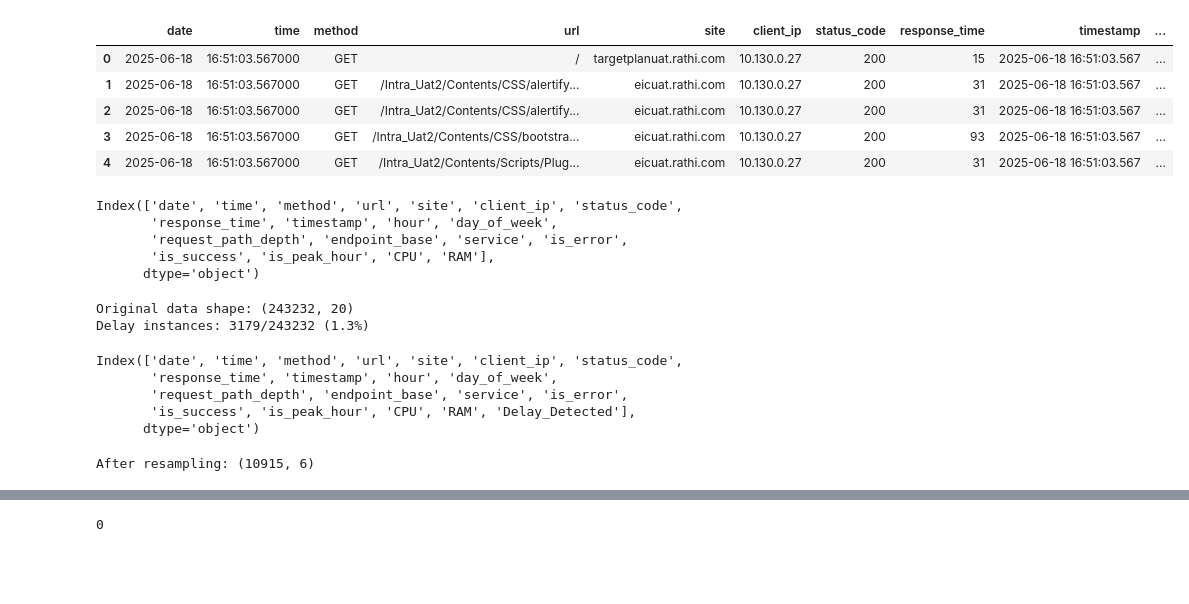
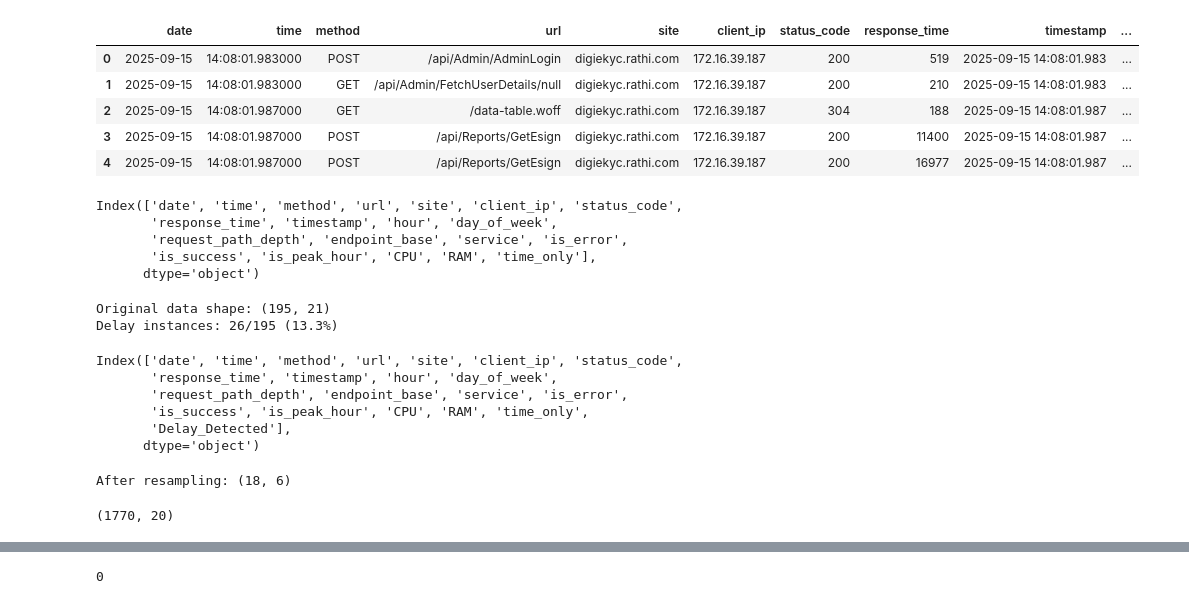
Before and after one commit to kraj2003/hdhsfkj, a Jupyter notebook: train.ipynb, the cells around one changed output, grey strips where cells are left out. Cells and saved outputs as stored; diff of their text form; code cells hidden in the pictures; blank space fills up the shorter version.

```diff
--- a/train.ipynb
+++ b/train.ipynb
@@ -156,13 +166,13 @@ df_final.to_csv("./data/final_dataset.csv", index=False)
 # %%
-df=pd.read_csv("./data/final_dataset.csv")
+df=pd.read_csv("./data/final_dataset_3.csv")
 df.head()
 # %% [output]
 |  | date | time | method | url | site | client_ip | status_code | response_time | timestamp | ... |
-| 0 | 2025-06-18 | 16:51:03.567000 | GET | / | targetplanuat.rathi.com | 10.130.0.27 | 200 | 15 | 2025-06-18 16:51:03.567 | ... |
-| 1 | 2025-06-18 | 16:51:03.567000 | GET | /Intra_Uat2/Contents/CSS/alertify... | eicuat.rathi.com | 10.130.0.27 | 200 | 31 | 2025-06-18 16:51:03.567 | ... |
-| 2 | 2025-06-18 | 16:51:03.567000 | GET | /Intra_Uat2/Contents/CSS/alertify... | eicuat.rathi.com | 10.130.0.27 | 200 | 31 | 2025-06-18 16:51:03.567 | ... |
-| 3 | 2025-06-18 | 16:51:03.567000 | GET | /Intra_Uat2/Contents/CSS/bootstra... | eicuat.rathi.com | 10.130.0.27 | 200 | 93 | 2025-06-18 16:51:03.567 | ... |
-| 4 | 2025-06-18 | 16:51:03.567000 | GET | /Intra_Uat2/Contents/Scripts/Plug... | eicuat.rathi.com | 10.130.0.27 | 200 | 31 | 2025-06-18 16:51:03.567 | ... |
+| 0 | 2025-09-15 | 14:08:01.983000 | POST | /api/Admin/AdminLogin | digiekyc.rathi.com | 172.16.39.187 | 200 | 519 | 2025-09-15 14:08:01.983 | ... |
+| 1 | 2025-09-15 | 14:08:01.983000 | GET | /api/Admin/FetchUserDetails/null | digiekyc.rathi.com | 172.16.39.187 | 200 | 210 | 2025-09-15 14:08:01.983 | ... |
+| 2 | 2025-09-15 | 14:08:01.987000 | GET | /data-table.woff | digiekyc.rathi.com | 172.16.39.187 | 304 | 188 | 2025-09-15 14:08:01.987 | ... |
+| 3 | 2025-09-15 | 14:08:01.987000 | POST | /api/Reports/GetEsign | digiekyc.rathi.com | 172.16.39.187 | 200 | 11400 | 2025-09-15 14:08:01.987 | ... |
+| 4 | 2025-09-15 | 14:08:01.987000 | POST | /api/Reports/GetEsign | digiekyc.rathi.com | 172.16.39.187 | 200 | 16977 | 2025-09-15 14:08:01.987 | ... |
 # %%
 df.shape
 df.columns
@@ -170,7 +180,7 @@ df.columns
 Index(['date', 'time', 'method', 'url', 'site', 'client_ip', 'status_code',
        'response_time', 'timestamp', 'hour', 'day_of_week',
        'request_path_depth', 'endpoint_base', 'service', 'is_error',
-       'is_success', 'is_peak_hour', 'CPU', 'RAM'],
+       'is_success', 'is_peak_hour', 'CPU', 'RAM', 'time_only'],
       dtype='object')
 # %%
 # Create delay detection based on response time threshold
@@ -180,21 +190,22 @@ df['timestamp'] = pd.to_datetime(df['timestamp'])
 print(f"Original data shape: {df.shape}")
 print(f"Delay instances: {df['Delay_Detected'].sum()}/{len(df)} ({df['Delay_Detected'].mean()*100:.1f}%)")
 # %% [output]
-Original data shape: (243232, 20)
-Delay instances: 3179/243232 (1.3%)
+Original data shape: (195, 21)
+Delay instances: 26/195 (13.3%)
 # %%
 df.columns
 # %% [output]
 Index(['date', 'time', 'method', 'url', 'site', 'client_ip', 'status_code',
        'response_time', 'timestamp', 'hour', 'day_of_week',
        'request_path_depth', 'endpoint_base', 'service', 'is_error',
-       'is_success', 'is_peak_hour', 'CPU', 'RAM', 'Delay_Detected'],
+       'is_success', 'is_peak_hour', 'CPU', 'RAM', 'time_only',
+       'Delay_Detected'],
       dtype='object')
 # %%
 # Resample to fixed intervals with proper aggregation
 df_5min = (
     df.set_index('timestamp')
-    .resample('10T')
+    .resample('5T')
     .agg({
         'Delay_Detected': 'max',  # Changed from 'sum' to 'max' - any delay in window = 1
         'response_time': 'mean',
@@ -207,4 +218,4 @@ df_5min = (
 
 print(f"After resampling: {df_5min.shape}")
 # %% [output]
-After resampling: (10915, 6)
+After resampling: (18, 6)
@@ -210,0 +228,4 @@ After resampling: (10915, 6)
+# %%
+print(df_combined.shape)
+# %% [output]
+(1770, 20)
```
Also changed, not shown: parts of 17 cells of this notebook, 18 other files.
